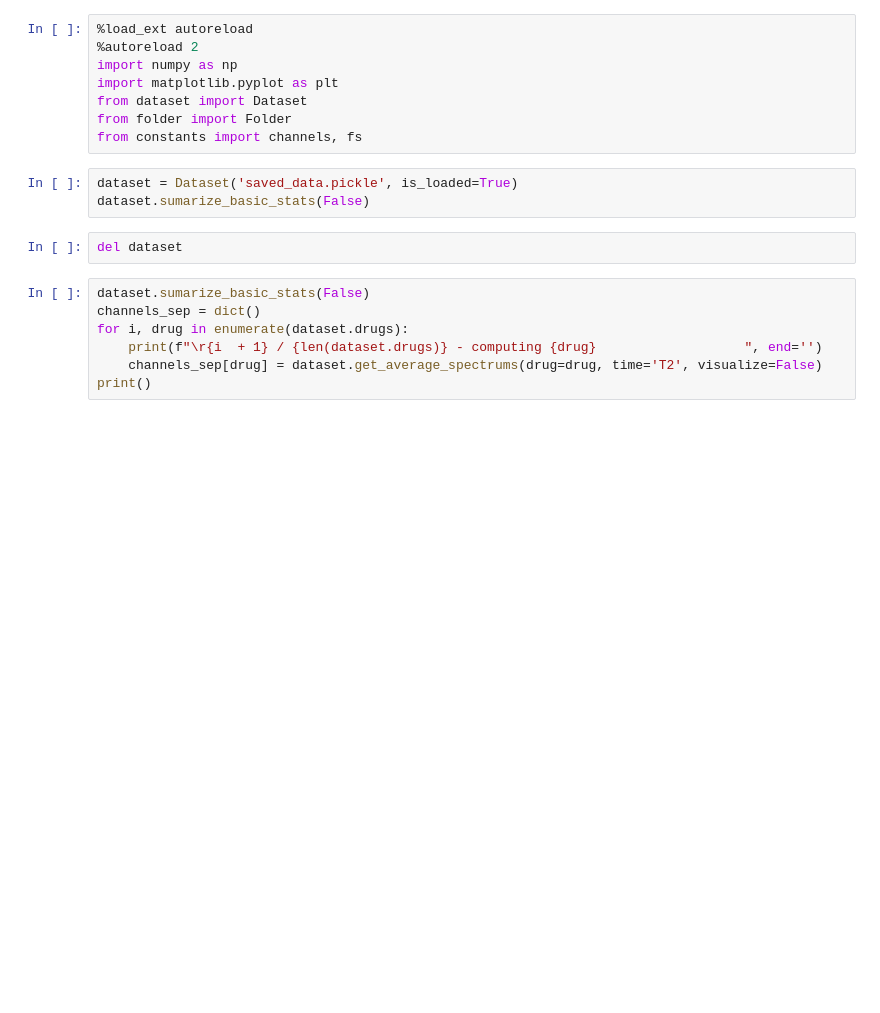
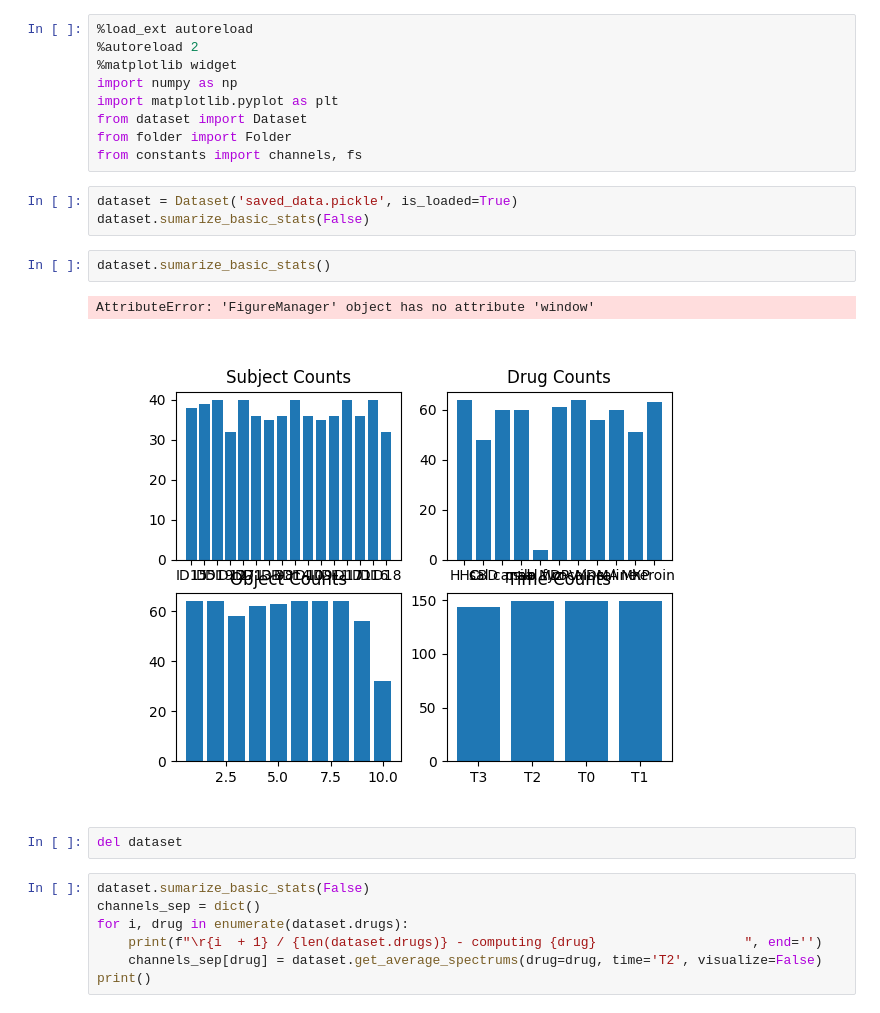
Before and after one commit to achopus/NUDZ, a Jupyter notebook: tester.ipynb, the cells around one changed output. Drawn from its saved outputs; the diff is of its cells as text; blank space fills up the shorter version.

```diff
--- a/tester.ipynb
+++ b/tester.ipynb
@@ -1,6 +1,7 @@
 # %%
 %load_ext autoreload
 %autoreload 2
+%matplotlib widget
 import numpy as np
 import matplotlib.pyplot as plt
 from dataset import Dataset
@@ -9,6 +10,11 @@ from constants import channels, fs
 # %%
 dataset = Dataset('saved_data.pickle', is_loaded=True)
 dataset.sumarize_basic_stats(False)
+# %%
+dataset.sumarize_basic_stats()
+# %% [output]
+AttributeError: 'FigureManager' object has no attribute 'window'
+[figure, added]
 # %%
 del dataset
 # %%
```
Also changed, not shown: parts of 5 cells of this notebook, 5 other files.
